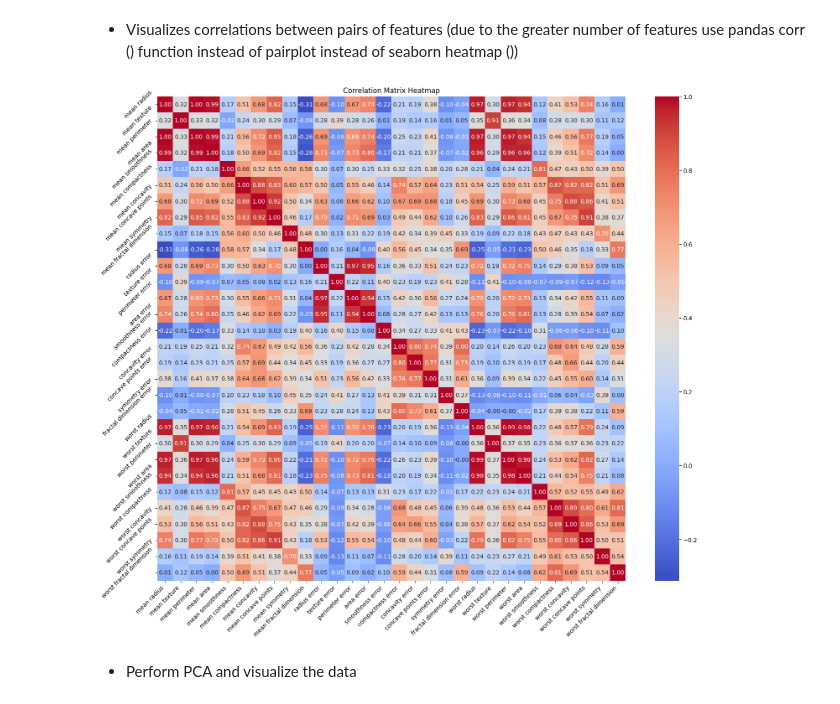
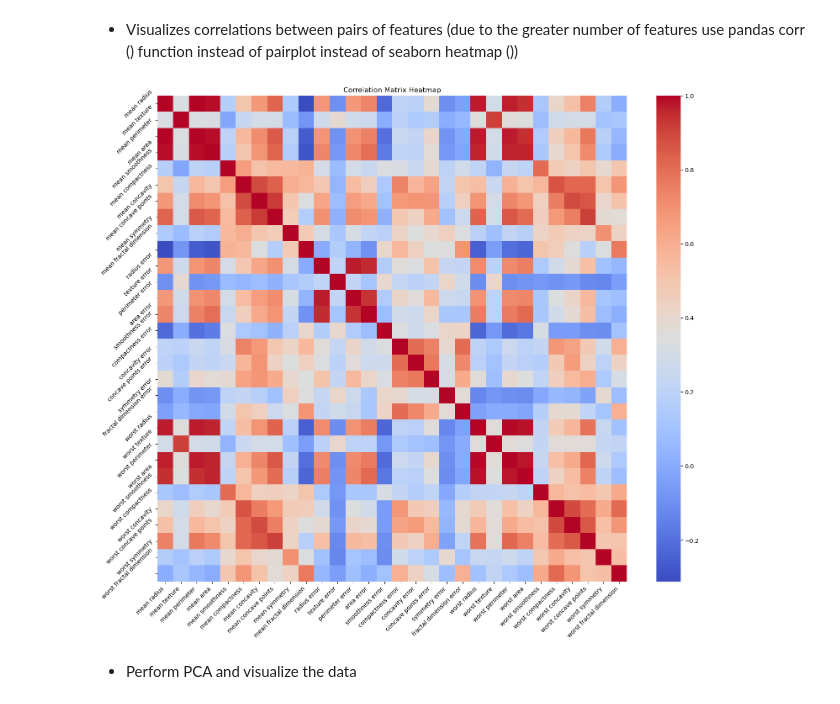
Before and after one commit to MatiPl01/large-datasets-visualization, a Jupyter notebook: lab1/pca_kernelpca_lab.ipynb, the cells around one changed output. Saved outputs shown, nothing was run; the diff lists cells and outputs as text; code cells hidden in the pictures.

```diff
--- a/lab1/pca_kernelpca_lab.ipynb
+++ b/lab1/pca_kernelpca_lab.ipynb
@@ -252,18 +252,17 @@ df_cancer.head(15)
 # %%
 corr_matrix = df_cancer.drop('target', axis=1).corr()
 
 plt.figure(figsize=(18, 15))
 
-sns.heatmap(corr_matrix, annot=True, fmt=".2f", cmap='coolwarm',
-            xticklabels=corr_matrix.columns, yticklabels=corr_matrix.columns)
+sns.heatmap(corr_matrix, fmt=".2f", cmap='coolwarm', xticklabels=corr_matrix.columns, yticklabels=corr_matrix.columns)
 
 plt.xticks(rotation=45, ha="right")
 plt.yticks(rotation=45)
 plt.title('Correlation Matrix Heatmap')
 
 plt.show()
 # %% [output]
-[figure, old version]
+[figure, new version]
 # %% [markdown]
 * Perform PCA and visualize the data
 # %%
```
Also changed, not shown: parts of 43 cells of this notebook, 1 other file.
